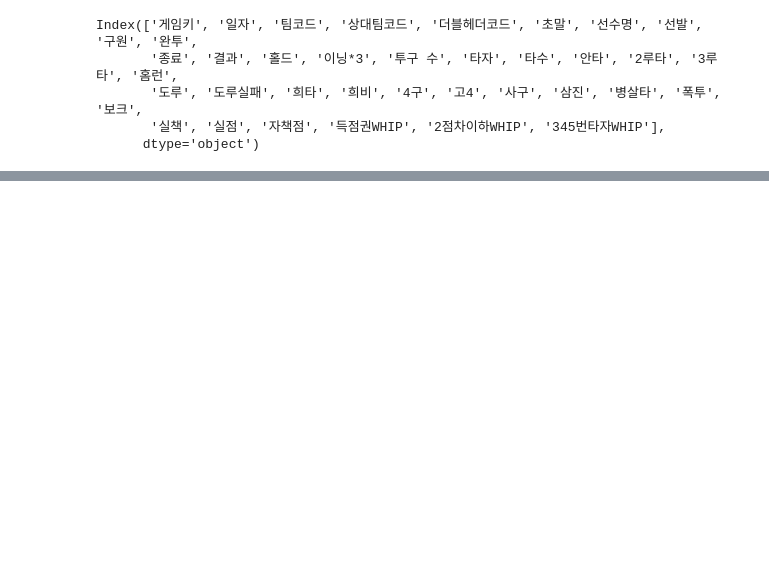
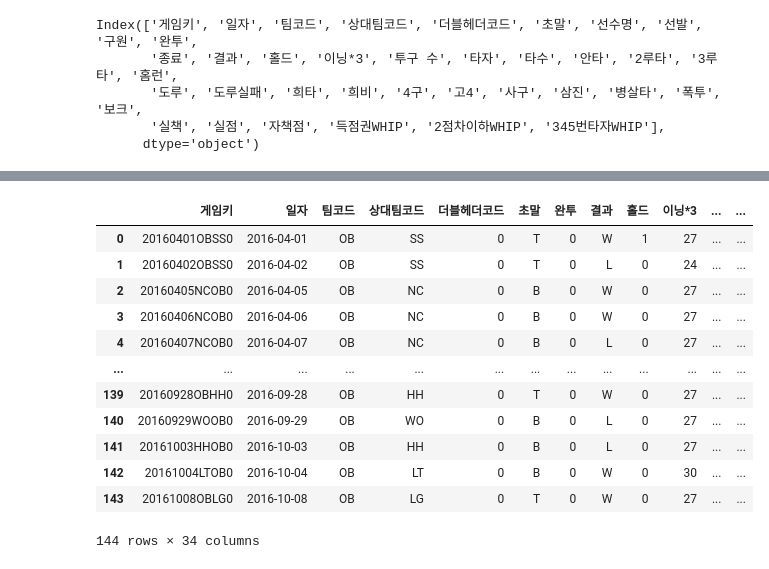
Before and after one commit to gjwlsdnr0115/KBO-predict-model, a Jupyter notebook: data_preprocessing.ipynb, the cells around one changed output, grey strips where cells are left out. Cells and saved outputs as stored; diff of their text form; code cells hidden in the pictures; blank space fills up the shorter version.

```diff
--- a/data_preprocessing.ipynb
+++ b/data_preprocessing.ipynb
@@ -414,0 +449,22 @@ temp
+# %%
+team_bat = team_b[team_b['팀코드'] == 'OB']
+team_pitch = team_p[team_p['팀코드'] == 'OB']
+# %%
+team_bat.reset_index(inplace=True, drop=True)
+team_pitch.reset_index(inplace=True, drop=True)
+# %%
+team_pitch
+# %% [output]
+|  | 게임키 | 일자 | 팀코드 | 상대팀코드 | 더블헤더코드 | 초말 | 완투 | 결과 | 홀드 | 이닝*3 | ... | ... |
+| 0 | 20160401OBSS0 | 2016-04-01 | OB | SS | 0 | T | 0 | W | 1 | 27 | ... | ... |
+| 1 | 20160402OBSS0 | 2016-04-02 | OB | SS | 0 | T | 0 | L | 0 | 24 | ... | ... |
+| 2 | 20160405NCOB0 | 2016-04-05 | OB | NC | 0 | B | 0 | W | 0 | 27 | ... | ... |
+| 3 | 20160406NCOB0 | 2016-04-06 | OB | NC | 0 | B | 0 | W | 0 | 27 | ... | ... |
+| 4 | 20160407NCOB0 | 2016-04-07 | OB | NC | 0 | B | 0 | L | 0 | 27 | ... | ... |
+| ... | ... | ... | ... | ... | ... | ... | ... | ... | ... | ... | ... | ... |
+| 139 | 20160928OBHH0 | 2016-09-28 | OB | HH | 0 | T | 0 | W | 0 | 27 | ... | ... |
+| 140 | 20160929WOOB0 | 2016-09-29 | OB | WO | 0 | B | 0 | L | 0 | 27 | ... | ... |
+| 141 | 20161003HHOB0 | 2016-10-03 | OB | HH | 0 | B | 0 | L | 0 | 27 | ... | ... |
+| 142 | 20161004LTOB0 | 2016-10-04 | OB | LT | 0 | B | 0 | W | 0 | 30 | ... | ... |
+| 143 | 20161008OBLG0 | 2016-10-08 | OB | LG | 0 | T | 0 | W | 0 | 27 | ... | ... |
+144 rows × 34 columns
```
Also changed, not shown: parts of 22 cells of this notebook.
